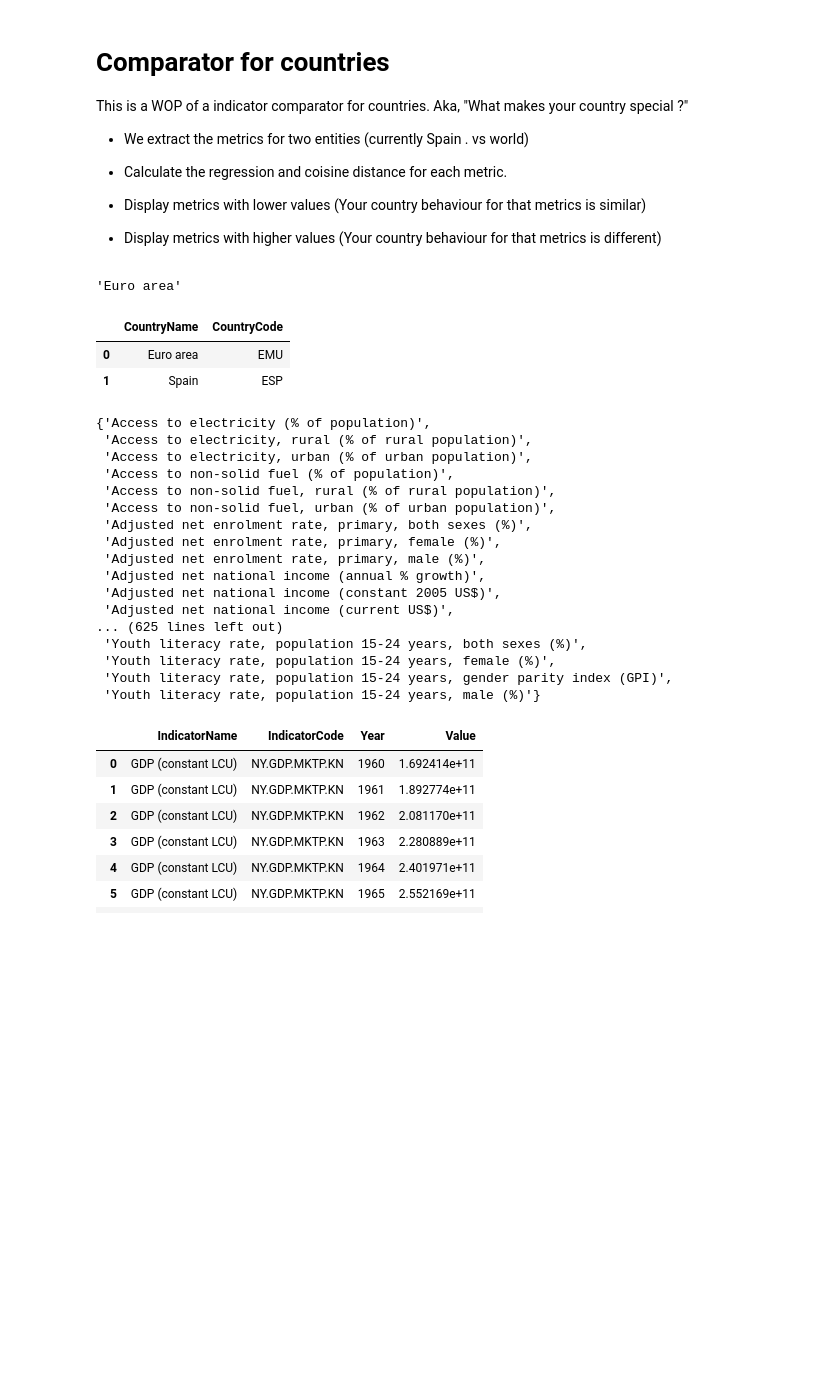
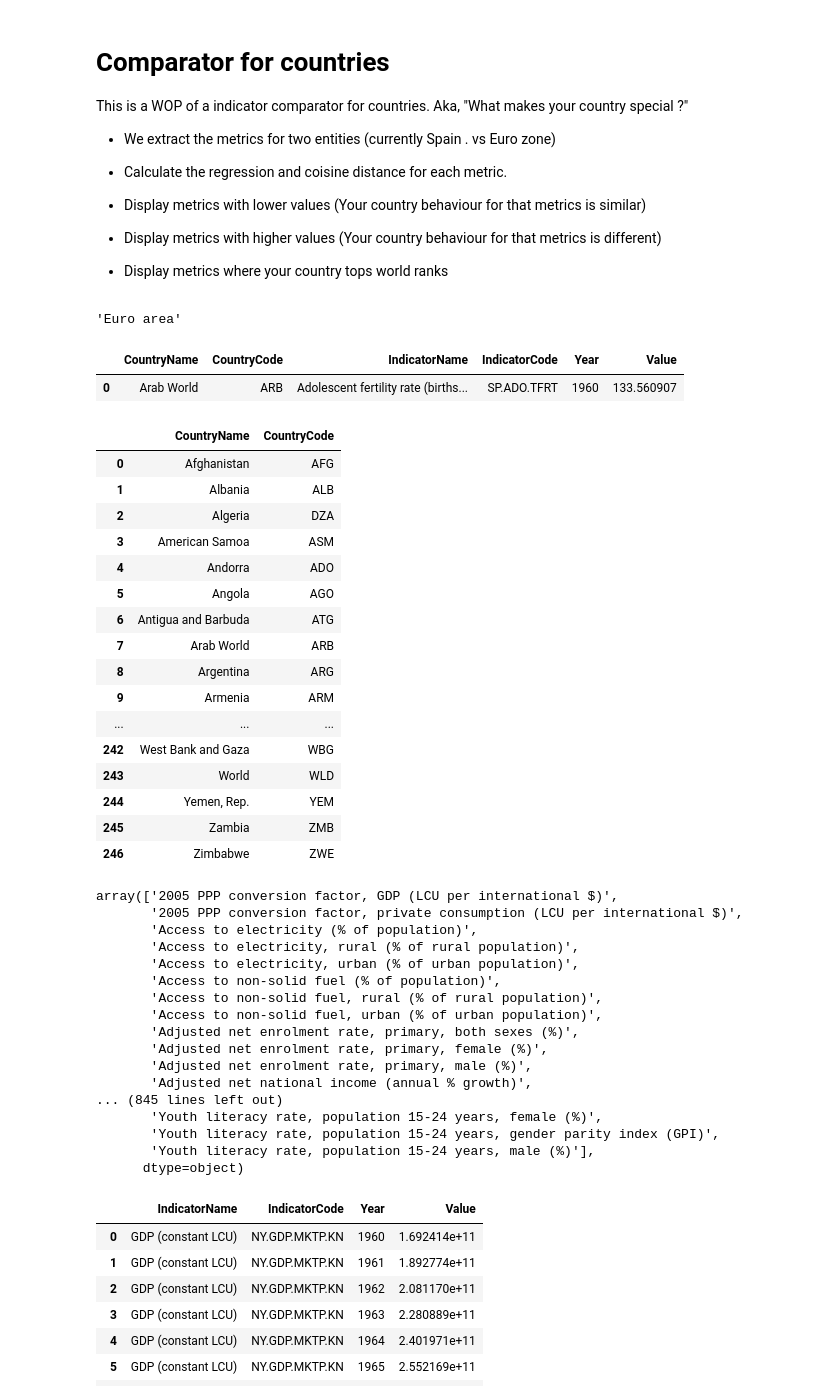
Before and after one commit to jaimevalero/world-development-indicators, a Jupyter notebook: jupyter/Indicator-comparator-for-countries.ipynb, the cells around one changed output. Drawn from its saved outputs; the diff is of its cells as text; code cells hidden in the pictures; blank space fills up the shorter version.

```diff
--- a/jupyter/Indicator-comparator-for-countries.ipynb
+++ b/jupyter/Indicator-comparator-for-countries.ipynb
@@ -4,13 +4,15 @@
 This is a WOP of a indicator comparator for countries.
 Aka, "What makes your country special ?"
 
-- We extract the metrics for two entities (currently Spain . vs world)
+- We extract the metrics for two entities (currently Spain . vs Euro zone)
 
 - Calculate the regression and coisine distance for each metric.
 
 - Display metrics with lower values (Your country behaviour for that metrics is similar)
 
 - Display metrics with higher values (Your country behaviour for that metrics is different)
+
+- Display metrics where your country tops world ranks
 # %%
 import sqlite3
 import numpy as np
@@ -36,40 +38,65 @@ pd.read_sql(f"""SELECT CountryName
            conn).values[0][0]
 # %% [output]
 'Euro area'
+# %%
+pd.read_sql(f"""SELECT *
+               FROM Indicators
+               LIMIT 1""",
+           conn)
+# %% [output]
+|  | CountryName | CountryCode | IndicatorName | IndicatorCode | Year | Value |
+| 0 | Arab World | ARB | Adolescent fertility rate (births... | SP.ADO.TFRT | 1960 | 133.560907 |
 # %%
 pd.read_sql("""SELECT distinct(CountryName),CountryCode
                FROM Indicators Where CountryName = 'Spain'
                OR CountryName = 'Euro area' """,
            conn)
+pd.read_sql("""SELECT distinct(CountryName),CountryCode
+               FROM Indicators order by 1  """,
+           conn)
 # %% [output]
 |  | CountryName | CountryCode |
-| 0 | Euro area | EMU |
-| 1 | Spain | ESP |
+| 0 | Afghanistan | AFG |
+| 1 | Albania | ALB |
+| 2 | Algeria | DZA |
+| 3 | American Samoa | ASM |
+| 4 | Andorra | ADO |
+| 5 | Angola | AGO |
+| 6 | Antigua and Barbuda | ATG |
+| 7 | Arab World | ARB |
+| 8 | Argentina | ARG |
+| 9 | Armenia | ARM |
+| ... | ... | ... |
+| 242 | West Bank and Gaza | WBG |
+| 243 | World | WLD |
+| 244 | Yemen, Rep. | YEM |
+| 245 | Zambia | ZMB |
+| 246 | Zimbabwe | ZWE |
 # %%
 indicators = pd.read_sql("""SELECT distinct(IndicatorName) as indicator
-               FROM Indicators Where CountryName = 'Spain' """,
+               FROM Indicators Where CountryName = 'Spain' order by 1""",
            conn)
 
 indicators_array = indicators.indicator.values
-indicator_array
+indicators_array
 # %% [output]
-{'Access to electricity (% of population)',
- 'Access to electricity, rural (% of rural population)',
- 'Access to electricity, urban (% of urban population)',
- 'Access to non-solid fuel (% of population)',
- 'Access to non-solid fuel, rural (% of rural population)',
- 'Access to non-solid fuel, urban (% of urban population)',
- 'Adjusted net enrolment rate, primary, both sexes (%)',
- 'Adjusted net enrolment rate, primary, female (%)',
- 'Adjusted net enrolment rate, primary, male (%)',
- 'Adjusted net national income (annual % growth)',
- 'Adjusted net national income (constant 2005 US$)',
- 'Adjusted net national income (current US$)',
-... (625 lines left out)
- 'Youth literacy rate, population 15-24 years, both sexes (%)',
- 'Youth literacy rate, population 15-24 years, female (%)',
- 'Youth literacy rate, population 15-24 years, gender parity index (GPI)',
- 'Youth literacy rate, population 15-24 years, male (%)'}
+array(['2005 PPP conversion factor, GDP (LCU per international $)',
+       '2005 PPP conversion factor, private consumption (LCU per international $)',
+       'Access to electricity (% of population)',
+       'Access to electricity, rural (% of rural population)',
+       'Access to electricity, urban (% of urban population)',
+       'Access to non-solid fuel (% of population)',
+       'Access to non-solid fuel, rural (% of rural population)',
+       'Access to non-solid fuel, urban (% of urban population)',
+       'Adjusted net enrolment rate, primary, both sexes (%)',
+       'Adjusted net enrolment rate, primary, female (%)',
+       'Adjusted net enrolment rate, primary, male (%)',
+       'Adjusted net national income (annual % growth)',
+... (845 lines left out)
+       'Youth literacy rate, population 15-24 years, female (%)',
+       'Youth literacy rate, population 15-24 years, gender parity index (GPI)',
+       'Youth literacy rate, population 15-24 years, male (%)'],
+      dtype=object)
 # %%
 IndicatorName = 'GDP (constant LCU)'
 CountryCode   = 'ESP'
```
Also changed, not shown: parts of 23 cells of this notebook, 1 other file.
